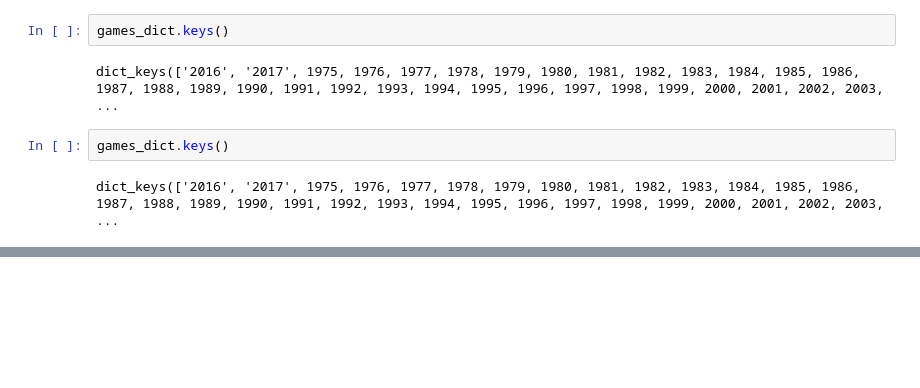
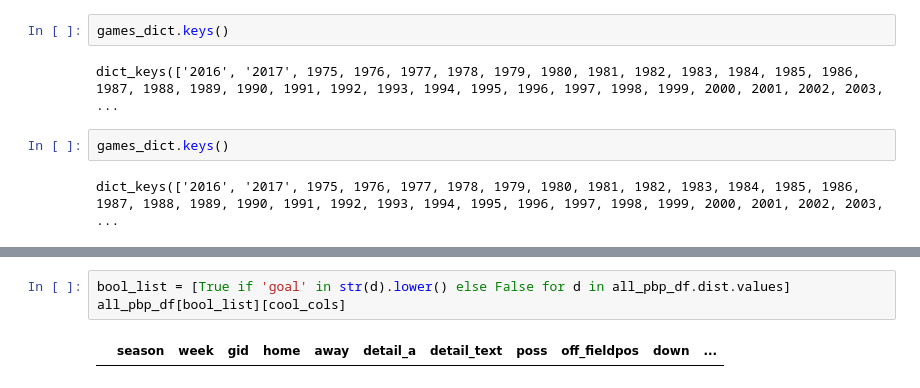
Before and after one commit to ewelchman/football_analytics, a Jupyter notebook: weekly_update/update_pfr_things.ipynb, the cells around one changed output, grey strips where cells are left out. Drawn from its saved outputs; the diff is of its cells as text; blank space fills up the shorter version.

```diff
--- a/weekly_update/update_pfr_things.ipynb
+++ b/weekly_update/update_pfr_things.ipynb
@@ -125,0 +836,5 @@ dict_keys(['2016', '2017', 1975, 1976, 1977, 1978, 1979, 1980, 1981, 1982, 1983,
+# %%
+bool_list = [True if 'goal' in str(d).lower() else False for d in all_pbp_df.dist.values]
+all_pbp_df[bool_list][cool_cols]
+# %% [output]
+|  | season | week | gid | home | away | detail_a | detail_text | poss | off_fieldpos | down | ... |
```
Also changed, not shown: parts of 10 cells of this notebook, 6 other files.
